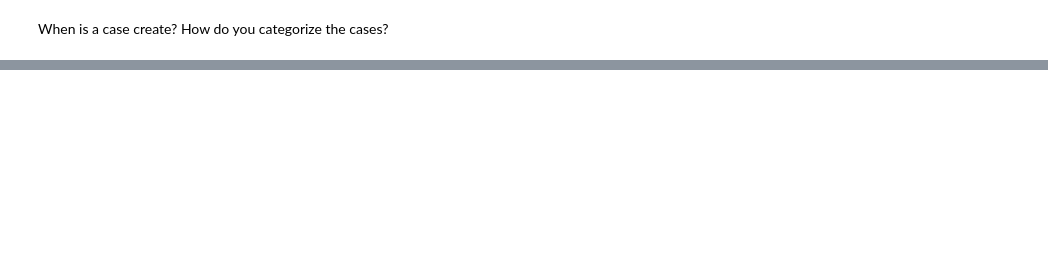
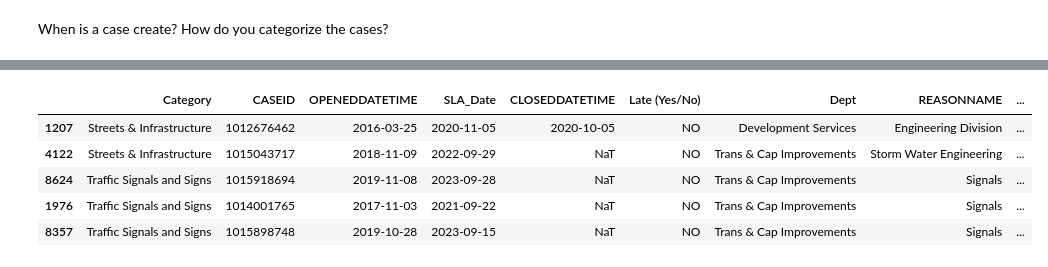
Before and after one commit to CaitlynCarney/3-1-1-project, a Jupyter notebook: workbooks/caitlyn/acquire_and_prepare.ipynb, the cells around one changed output, grey strips where cells are left out. Drawn from its saved outputs; the diff is of its cells as text; code cells hidden in the pictures; blank space fills up the shorter version.

```diff
--- a/workbooks/caitlyn/acquire_and_prepare.ipynb
+++ b/workbooks/caitlyn/acquire_and_prepare.ipynb
@@ -406,0 +485,9 @@ How do you categorize the cases?
+# %%
+df.nlargest(5, ['resolution_days_due'])
+# %% [output]
+|  | Category | CASEID | OPENEDDATETIME | SLA_Date | CLOSEDDATETIME | Late (Yes/No) | Dept | REASONNAME | ... |
+| 1207 | Streets & Infrastructure | 1012676462 | 2016-03-25 | 2020-11-05 | 2020-10-05 | NO | Development Services | Engineering Division | ... |
+| 4122 | Streets & Infrastructure | 1015043717 | 2018-11-09 | 2022-09-29 | NaT | NO | Trans & Cap Improvements | Storm Water Engineering | ... |
+| 8624 | Traffic Signals and Signs | 1015918694 | 2019-11-08 | 2023-09-28 | NaT | NO | Trans & Cap Improvements | Signals | ... |
+| 1976 | Traffic Signals and Signs | 1014001765 | 2017-11-03 | 2021-09-22 | NaT | NO | Trans & Cap Improvements | Signals | ... |
+| 8357 | Traffic Signals and Signs | 1015898748 | 2019-10-28 | 2023-09-15 | NaT | NO | Trans & Cap Improvements | Signals | ... |
```
Also changed, not shown: parts of 31 cells of this notebook.
